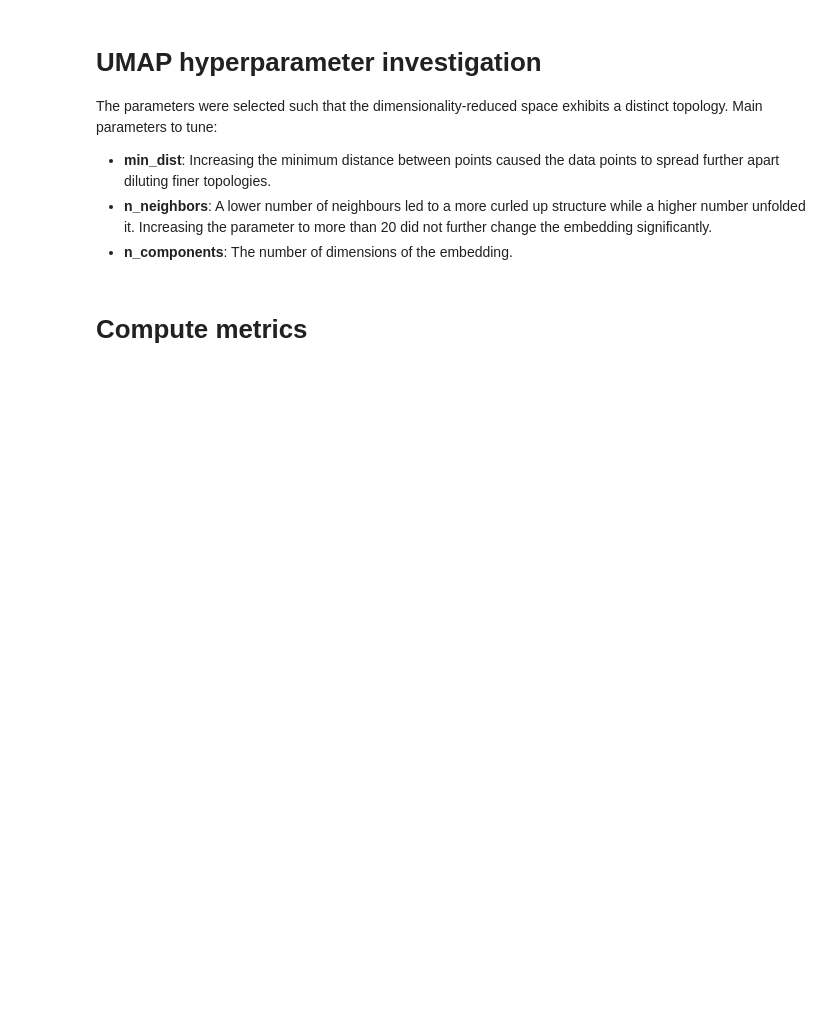
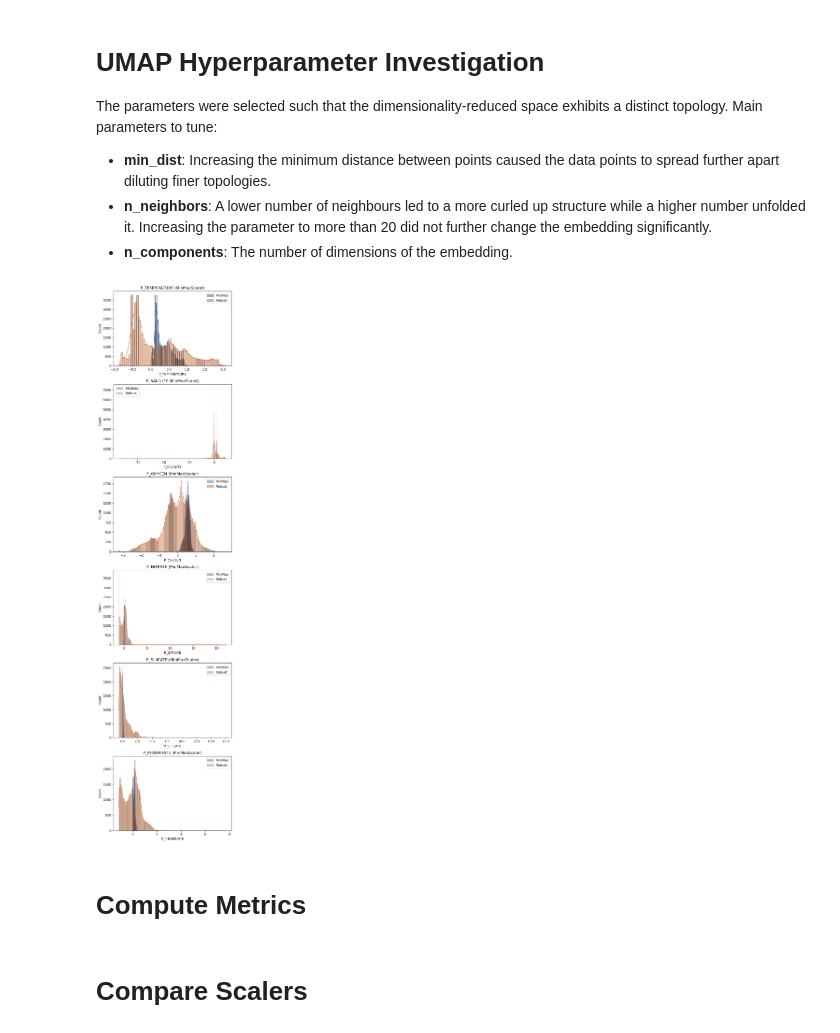
Before and after one commit to y-jenniges/ocean_clustering_and_validation, a Jupyter notebook: clustering_experiments/umap_hyperparameters.ipynb, the cells around one changed output. Saved outputs shown, nothing was run; the diff lists cells and outputs as text; code cells hidden in the pictures; blank space fills up the shorter version.

Commit message:
Update UMAP hyperparameters tuning

```diff
--- a/clustering_experiments/umap_hyperparameters.ipynb
+++ b/clustering_experiments/umap_hyperparameters.ipynb
@@ -28,19 +27,21 @@ from visualisation.plotting import plot_embedding, plot_interactive_embedding
 # %% [markdown]
-# UMAP hyperparameter investigation
+# UMAP Hyperparameter Investigation
 The parameters were selected such that the dimensionality-reduced space exhibits a distinct topology. Main parameters to tune:
 - **min_dist**: Increasing the minimum distance between points caused the data points to spread further apart diluting finer topologies.
 - **n_neighbors**: A lower number of neighbours led to a more curled up structure while a higher number unfolded it. Increasing the parameter to more than 20 did not further change the embedding significantly.
 - **n_components**: The number of dimensions of the embedding.
 # %%
 # Load data
-df = pd.read_csv(f"{config.output_dir}wide_table_knn.csv")
+df_minmax = pd.read_csv(f"{config.output_dir}wide_table_knn_minmax.csv")
+df_robust = pd.read_csv(f"{config.output_dir}wide_table_knn_robust.csv")
+df_dict = {"minmax": df_minmax, "robust": df_robust}
 
 # Scale data
-minmax_scaler = MinMaxScaler().fit(df[config.parameters])
-X_m = pd.DataFrame(minmax_scaler.transform(df[config.parameters]), columns=config.parameters)
+minmax_scaler = MinMaxScaler().fit(df_minmax[config.parameters])
+X_m = pd.DataFrame(minmax_scaler.transform(df_minmax[config.parameters]), columns=config.parameters)
 
 # Robust scaler
-robust_scaler = RobustScaler().fit(df[config.parameters])
-X_r = pd.DataFrame(robust_scaler.transform(df[config.parameters]), columns=config.parameters)
+robust_scaler = RobustScaler().fit(df_robust[config.parameters])
+X_r = pd.DataFrame(robust_scaler.transform(df_robust[config.parameters]), columns=config.parameters)
 
 X_dict = {"minmax": X_m, "robust": X_r}
@@ -73,3 +48,17 @@ X_dict = {"minmax": X_m, "robust": X_r}
+# %%
+# Compare scald distributions
+fig, axes = plt.subplots(nrows=len(config.parameters), ncols=1, figsize=(6, 4 * len(config.parameters)))
+
+for i, feature in enumerate(config.parameters):
+    sns.histplot(X_dict["minmax"][feature], ax=axes[i], color="#4C72B0", kde=True, label="MinMax")
+    sns.histplot(X_dict["robust"][feature], ax=axes[i], color="#DD8452", kde=True, label="Robust")
+    axes[i].set_title(f"{feature} (MinMaxScaler)")
+    axes[i].legend()
+
+plt.tight_layout()
+plt.show()
+# %% [output]
+[figure, added]
 # %% [markdown]
-# Compute metrics
+# Compute Metrics
 # %%
@@ -195,0 +190,2 @@ for exp_name, X in X_dict.items():
+# %% [markdown]
+# Compare Scalers
```
Also changed, not shown: parts of 16 cells of this notebook.
